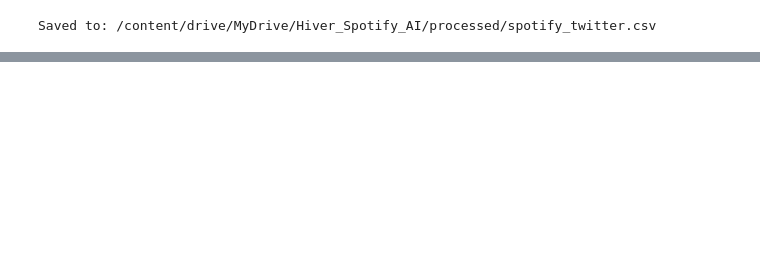
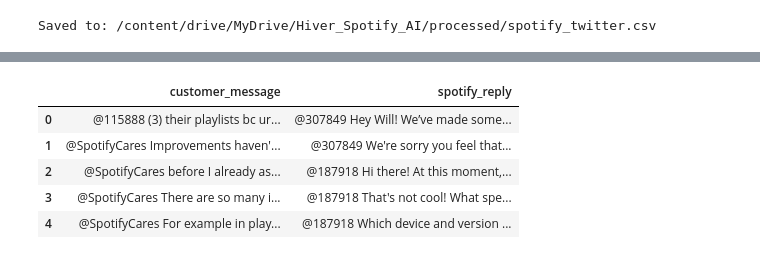
Before and after one commit to Rukshana-S/hiver-spotify-ai-support-agent, a Jupyter notebook: 01_spotify_data_preprocessing.ipynb, the cells around one changed output, grey strips where cells are left out. Saved outputs shown, nothing was run; the diff lists cells and outputs as text; code cells hidden in the pictures; blank space fills up the shorter version.

```diff
--- a/01_spotify_data_preprocessing.ipynb
+++ b/01_spotify_data_preprocessing.ipynb
@@ -208,0 +304,21 @@ Saved to: /content/drive/MyDrive/Hiver_Spotify_AI/processed/spotify_twitter.csv
+# %%
+conversation_pairs = []
+
+for thread in threads:
+    for i in range(len(thread)-1):
+        if thread[i]["inbound"] and not thread[i+1]["inbound"]:
+            conversation_pairs.append({
+                "customer_message": thread[i]["text"],
+                "spotify_reply": thread[i+1]["text"]
+            })
+
+conversation_pairs = pd.DataFrame(conversation_pairs)
+
+conversation_pairs.head()
+# %% [output]
+|  | customer_message | spotify_reply |
+| 0 | @115888 (3) their playlists bc ur... | @307849 Hey Will! We’ve made some... |
+| 1 | @SpotifyCares Improvements haven'... | @307849 We're sorry you feel that... |
+| 2 | @SpotifyCares before I already as... | @187918 Hi there! At this moment,... |
+| 3 | @SpotifyCares There are so many i... | @187918 That's not cool! What spe... |
+| 4 | @SpotifyCares For example in play... | @187918 Which device and version ... |
```
Also changed, not shown: parts of 7 cells of this notebook.
